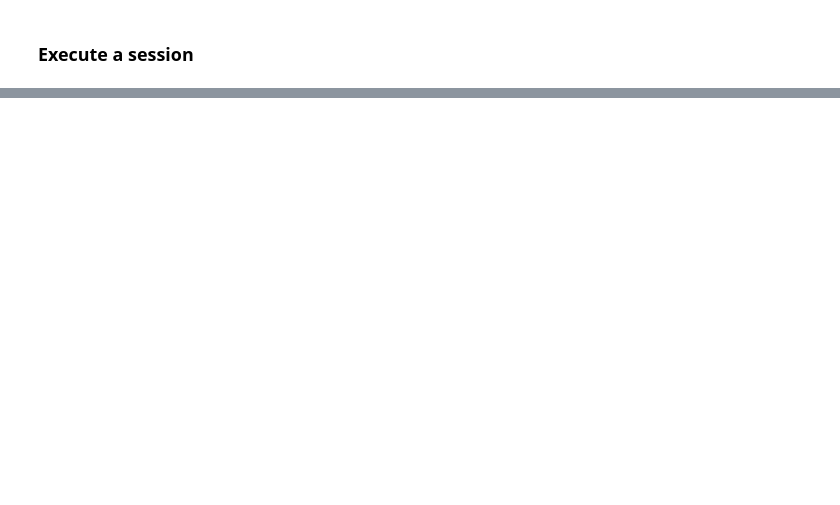
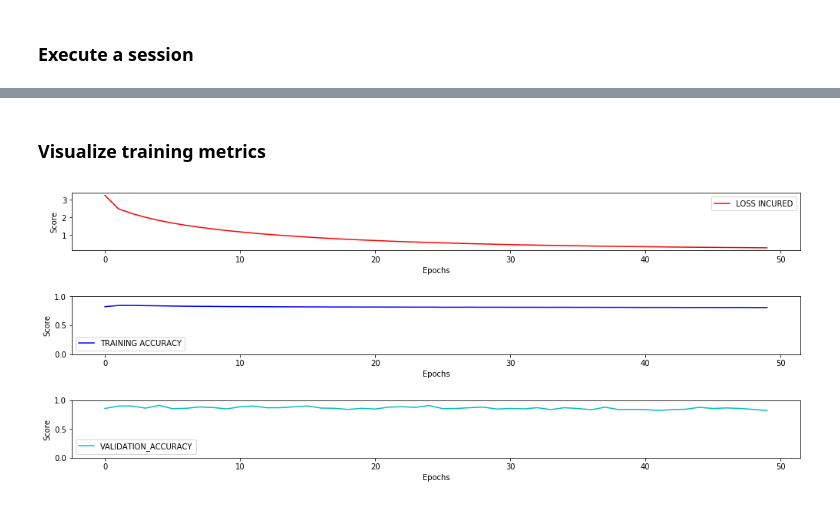
Before and after one commit to Dexter1618/DeepLearningAcademy, a Jupyter notebook: Project01/Predictive_Behavior_Modelling.ipynb, the cells around one changed output, grey strips where cells are left out. Drawn from its saved outputs; the diff is of its cells as text; code cells hidden in the pictures; blank space fills up the shorter version.

```diff
--- a/Project01/Predictive_Behavior_Modelling.ipynb
+++ b/Project01/Predictive_Behavior_Modelling.ipynb
@@ -360,6 +360,5 @@ df_encoded.shape
 # %% [output]
 (41188, 62)
 # %%
-y = (df_encoded["y_no"] + df_encoded["y_yes"]).values
+y = (abs(1 - df_encoded["y_no"]) | df_encoded["y_yes"]).values
 y = np.array(y, dtype = np.int32)
-df_encoded.drop(["y_no", "y_yes"], axis = 1, inplace = True)
@@ -664,9 +673,7 @@ class myModel(FCNN):
         super(myModel, self).__init__()
     def compute_loss_incured(self, y_subset, yhat, loss_function = tf.nn.sparse_softmax_cross_entropy_with_logits, scope_name = "L", add_penalty = True):
         with tf.name_scope(scope_name):
-            #y_subset = tf.squeeze(y_subset)
             y_subset = tf.reshape(y_subset, [FLAGS["batch_size_train"]])
-            #y_subset = tf.squeeze(y_subset)
             cross_entropy = loss_function(labels = y_subset,
                                           logits = yhat,
                                           name = "CROSS_ENTROPY_LOSS")
@@ -680,9 +687,8 @@ class myModel(FCNN):
     def compute_naive_accuracy(self, x_subset, y_subset, scope_name = "NAIVE_ACCURACY"):
         with tf.name_scope(scope_name):
             _, yhat = self.forward_propagation(x_subset)
-            y_subset = tf.cast(y_subset, tf.int64)
-            #y_subset = tf.reshape(y_subset, (-1, 2))
-            yhat_index = tf.argmax(yhat, axis = 1, output_type = tf.int64)
+            y_subset = tf.cast(y_subset, tf.int32)
+            yhat_index = tf.argmax(yhat, axis = 1, output_type = tf.int32)
             are_yhat_and_y_equal = tf.equal(yhat_index, y_subset)
             are_yhat_and_y_equal = tf.cast(are_yhat_and_y_equal, tf.float32)
             accuracy = tf.reduce_mean(are_yhat_and_y_equal)
@@ -797,9 +794,13 @@ Colocations handled automatically by placer.
 # %%
 tf.reset_default_graph()
 
+loss_history = []
+train_accuracy_history = []
+validation_accuracy_history = []
+
 with tf.Session(graph = G, config = config) as session:
     session.run(tf.global_variables_initializer())
-    for i in range(15):
+    for i in range(FLAGS["epochs"]):
         session.run(train_iterator.initializer)
         session.run(val_iterator.initializer)
 
@@ -816,5 +817,9 @@ with tf.Session(graph = G, config = config) as session:
         temp_loss = temp_loss/number_of_batches
         temp_accuracy = temp_accuracy/number_of_batches
 
+        loss_history.append(temp_loss)
+        train_accuracy_history.append(temp_accuracy)
+        validation_accuracy_history.append(temp_validation_accuracy)
+
         print("Epoch %i:\tTA = %0.04f\tTL = %0.04f\tVA = %0.04f" % ((i + 1), temp_accuracy, temp_loss, temp_validation_accuracy))
 # %% [output]
@@ -835,0 +843,35 @@ Epoch 15:       TA = 1.0000     TL = 0.0035     VA = 1.0000
+# %% [markdown]
+### Visualize training metrics
+# %%
+import matplotlib.pyplot as plt
+
+plt.rcParams['figure.figsize'] = 17, 6
+plt.subplots_adjust(left = 0.125, bottom = 0.1, right = 0.9, top = 0.9, wspace = 0.8, hspace = 0.8)
+
+t = np.arange(len(train_accuracy_history))
+
+plt.subplot(3, 1, 1)
+plt.plot(t, loss_history, "r", label = "LOSS INCURED")
+plt.xlabel("Epochs")
+plt.ylabel("Score")
+plt.legend()
+
+plt.subplot(3, 1, 2)
+plt.plot(t, train_accuracy_history, "b", label = "TRAINING ACCURACY")
+plt.xlabel("Epochs")
+plt.ylabel("Score")
+plt.ylim([0, 1])
+plt.legend()
+
+t = np.arange(len(validation_accuracy_history))
+
+plt.subplot(3, 1, 3)
+plt.plot(t, validation_accuracy_history, "c", label = "VALIDATION_ACCURACY")
+plt.xlabel("Epochs")
+plt.ylabel("Score")
+plt.ylim([0, 1])
+plt.legend()
+
+plt.show()
+# %% [output]
+[figure, added]
```
Also changed, not shown: parts of 11 cells of this notebook.
